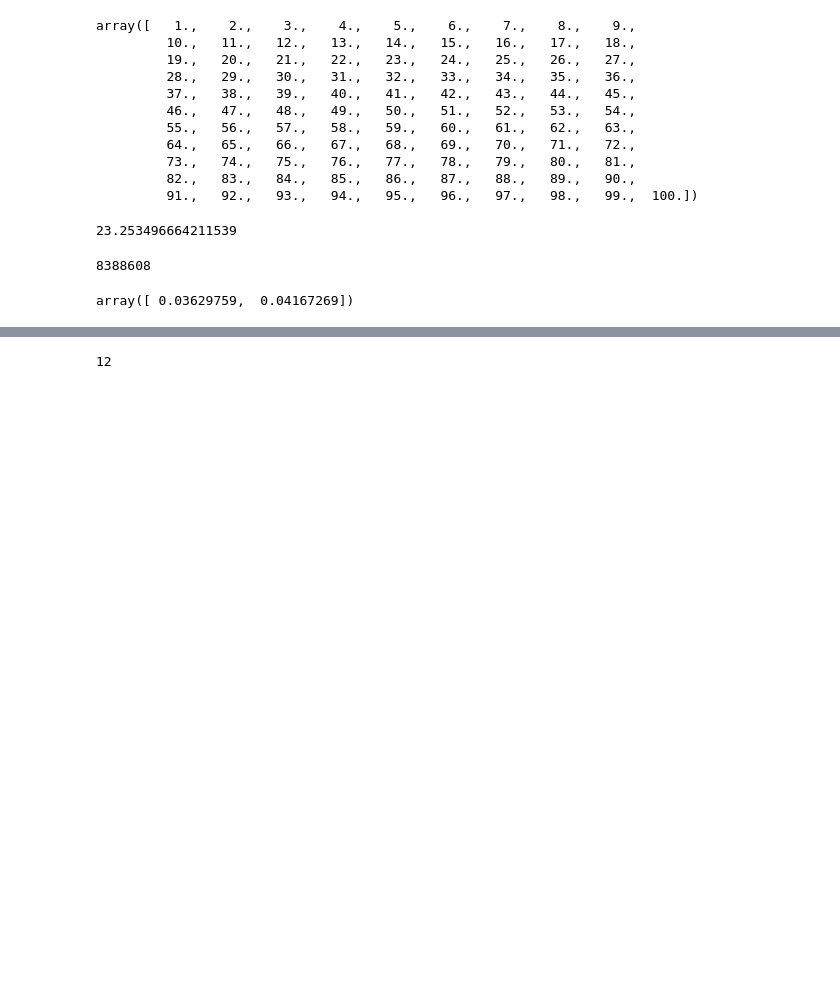
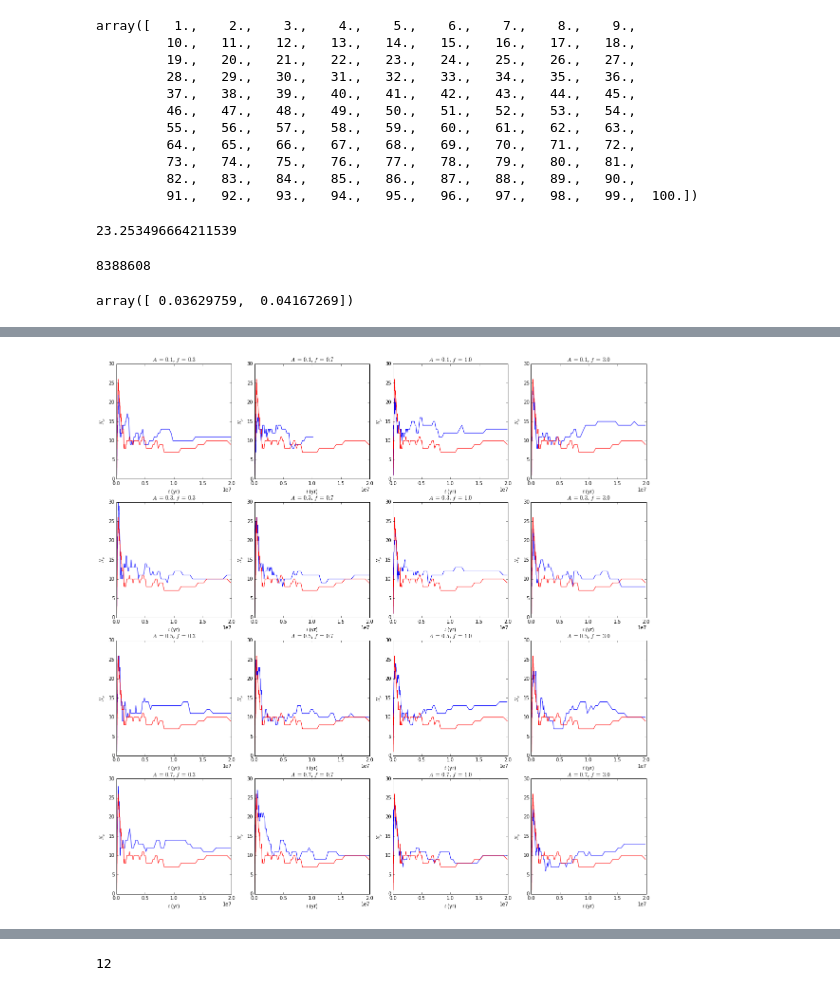
Before and after one commit to saint-germain/planetas, a Jupyter notebook: planetas sandbox.ipynb, the cells around one changed output, grey strips where cells are left out. Drawn from its saved outputs; the diff is of its cells as text; code cells hidden in the pictures; blank space fills up the shorter version.

```diff
--- a/planetas sandbox.ipynb
+++ b/planetas sandbox.ipynb
@@ -368,0 +329,4 @@ anplan.shape
+# %%
+
+for kl in range(1,17):
+    print "perturbacion%02d.txt" % kl
@@ -389,0 +465,6 @@ plt.plot(atime,acmass)
+# %%
+armass2=armass
+agmass2=agmass
+acmass2=acmass
+anplan2=anplan
+atime2=atime
@@ -389,0 +482,86 @@ plt.plot(atime,acmass)
+# %%
+import numpy as np
+import matplotlib.pyplot as plt
+import os
+fig = plt.figure(figsize=(20,20))
+fig2 = plt.figure(figsize=(20,20))
+fig3 = plt.figure(figsize=(20,20))
+fig4 = plt.figure(figsize=(20,20))
+Alist=np.array([0.1,0.3,0.5,0.7])
+flist=np.array([0.3,0.7,1.,3.])
+XX, YY = np.meshgrid(Alist, flist)
+XX=XX.T
+YY=YY.T
+for kl in range(1,17):
+    filename = "perturbacion%02d.txt" % kl
+#    filename="perturbacion01.txt"
+    command = 'awk \'{{print $1}}\' {} | uniq -c > indices.txt'.format(filename)
+    os.system(command)
+    ind=np.loadtxt('indices.txt',skiprows=1)
+    rawdata=np.loadtxt(filename,skiprows=1)
+    ncols=6
+    myrange=len(ind)
+    #myrange=200
+    figure_list = ''
+    ii=0
+    trange=ind[:myrange,0].sum()
+    radmax=rawdata[:trange,5].max()
+    eradcm=6.37e8
+    armass=[]
+    agmass=[]
+    acmass=[]
+    anplan=[]
+    atime=[]
+    for j in np.arange(myrange):
+        data=np.zeros((ind[j,0],ncols))
+        for i in range(int(ind[j,0])):
+            for k in range(ncols):
+                data[i,k]=rawdata[ii,k]
+            ii=ii+1
+        rmass=data[:,4].sum()      #rocky mass
+        gmass=data[:,3].sum()    #gas mass
+        cmass=(data[:,2]*(data[:,4]+data[:,3])).sum()/(rmass+gmass)     # center of mass
+        nplan=len(data)*1.
+        armass.append(rmass)
+        agmass.append(gmass)
+        acmass.append(cmass)
+        anplan.append(nplan)
+        atime.append(data[0,1])
+    armass=np.asarray(armass)
+    agmass=np.asarray(agmass)
+    acmass=np.asarray(acmass)
+    anplan=np.asarray(anplan)
+    atime=np.asarray(atime)
+
+    ax = fig.add_subplot(4,4,kl)
+    ax.plot(atime,anplan) #this one side to side with the next two-in one
+    ax.plot(atime2,anplan2,c='r')
+    ax.set_xlabel(r'$t$ (yr)' )
+    ax.set_ylabel(r'$N_p$' )
+    ax.set_title(r'$A\ =\ %.1f$, $f\ =\ %.1f$'%(np.reshape(XX,16)[kl-1],np.reshape(YY,16)[kl-1]))
+
+    ax2 = fig2.add_subplot(4,4,kl)
+    ax2.plot(atime,(armass+agmass)/anplan)
+    ax2.plot(atime2,(armass2+agmass2)/anplan2,c='r')
+    ax2.set_xlabel(r'$t$ (yr)' )
+    ax2.set_ylabel(r'$M_p/N_p\ (M_\oplus)$' )
+    ax2.set_title(r'$A\ =\ %.1f$, $f\ =\ %.1f$'%(np.reshape(XX,16)[kl-1],np.reshape(YY,16)[kl-1]))
+
+
+    ax3 = fig3.add_subplot(4,4,kl)
+    ax3.plot(atime,(armass+agmass))
+    ax3.set_xlabel(r'$t$ (yr)' )
+    ax3.set_ylabel(r'$M_p\ (M_\oplus)$' )
+    ax3.set_xlim(0,2e7)
+    ax3.set_title(r'$A\ =\ %.1f$, $f\ =\ %.1f$'%(np.reshape(XX,16)[kl-1],np.reshape(YY,16)[kl-1]))
+
+
+    ax4 = fig4.add_subplot(4,4,kl)
+    ax4.plot(atime,acmass)
+    ax4.plot(atime2,acmass2,c='r')
+    ax4.set_xlabel(r'$t$ (yr)' )
+    ax4.set_ylabel(r'Center of Mass (AU)' )
+    ax4.set_xlim(0,2e7)
+    ax4.set_title(r'$A\ =\ %.1f$, $f\ =\ %.1f$'%(np.reshape(XX,16)[kl-1],np.reshape(YY,16)[kl-1]))
+# %% [output]
+[figure, added]
```
Also changed, not shown: parts of 15 cells of this notebook.
